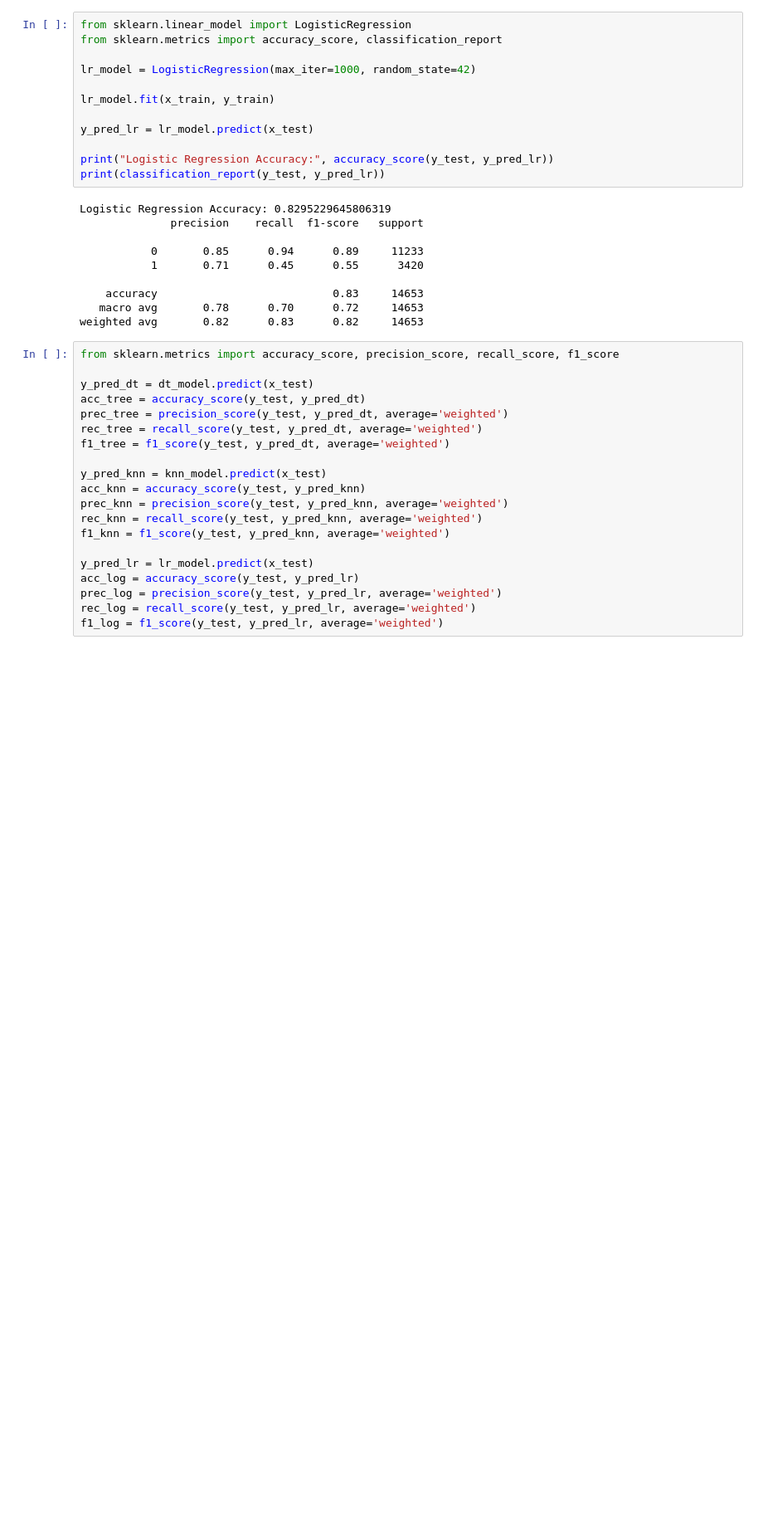
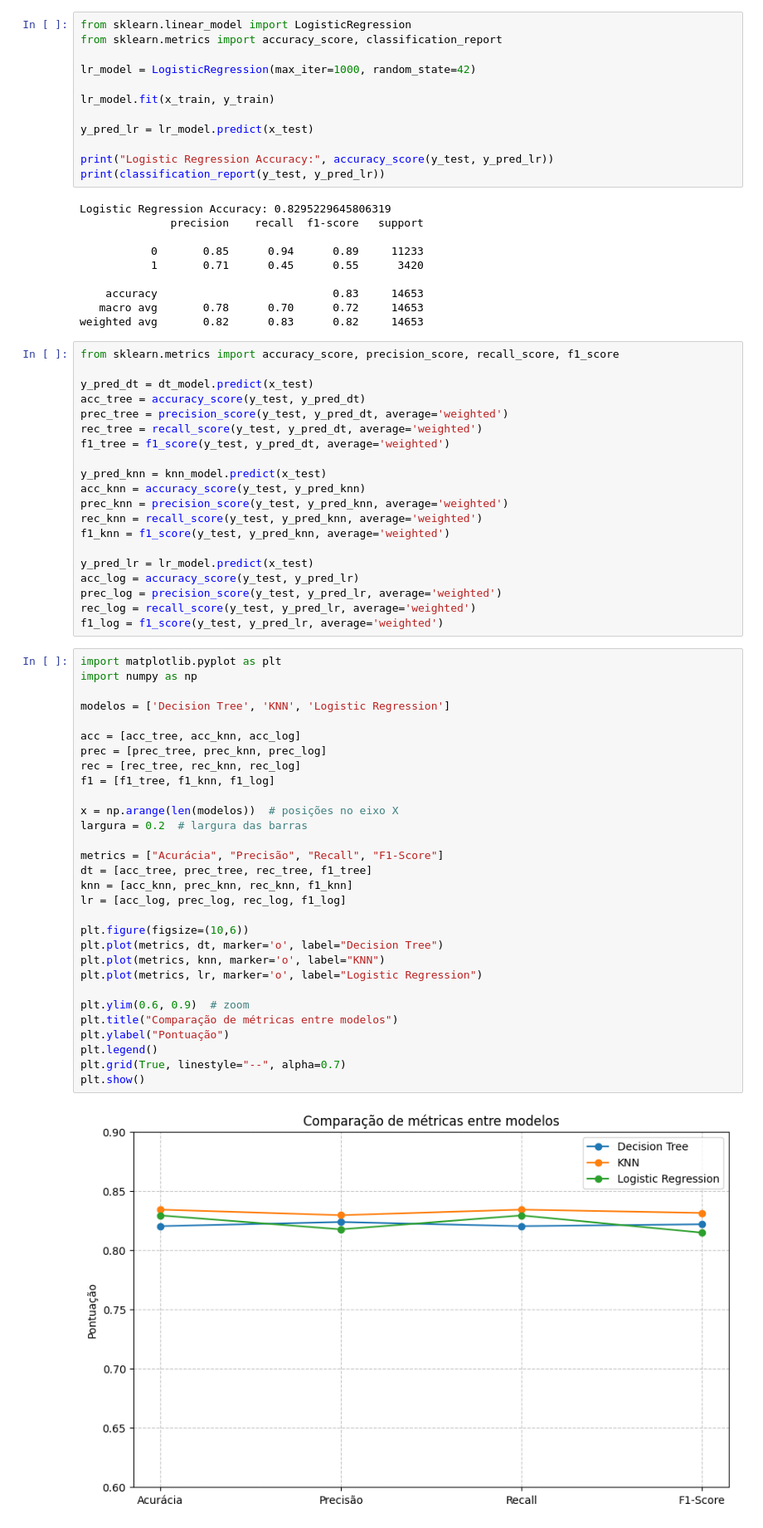
Before and after one commit to GabrielGuilDFS/Atividade_IA, a Jupyter notebook: Atividade_IA.ipynb, the cells around one changed output. Shown at 83% size. Saved outputs shown, nothing was run; the diff lists cells and outputs as text; blank space fills up the shorter version.

```diff
--- a/Atividade_IA.ipynb
+++ b/Atividade_IA.ipynb
@@ -173,3 +173,35 @@ acc_log = accuracy_score(y_test, y_pred_lr)
 prec_log = precision_score(y_test, y_pred_lr, average='weighted')
 rec_log = recall_score(y_test, y_pred_lr, average='weighted')
 f1_log = f1_score(y_test, y_pred_lr, average='weighted')
+# %%
+import matplotlib.pyplot as plt
+import numpy as np
+
+modelos = ['Decision Tree', 'KNN', 'Logistic Regression']
+
+acc = [acc_tree, acc_knn, acc_log]
+prec = [prec_tree, prec_knn, prec_log]
+rec = [rec_tree, rec_knn, rec_log]
+f1 = [f1_tree, f1_knn, f1_log]
+
+x = np.arange(len(modelos))  # posições no eixo X
+largura = 0.2  # largura das barras
+
+metrics = ["Acurácia", "Precisão", "Recall", "F1-Score"]
+dt = [acc_tree, prec_tree, rec_tree, f1_tree]
+knn = [acc_knn, prec_knn, rec_knn, f1_knn]
+lr = [acc_log, prec_log, rec_log, f1_log]
+
+plt.figure(figsize=(10,6))
+plt.plot(metrics, dt, marker='o', label="Decision Tree")
+plt.plot(metrics, knn, marker='o', label="KNN")
+plt.plot(metrics, lr, marker='o', label="Logistic Regression")
+
+plt.ylim(0.6, 0.9)  # zoom
+plt.title("Comparação de métricas entre modelos")
+plt.ylabel("Pontuação")
+plt.legend()
+plt.grid(True, linestyle="--", alpha=0.7)
+plt.show()
+# %% [output]
+[figure, added]
```
